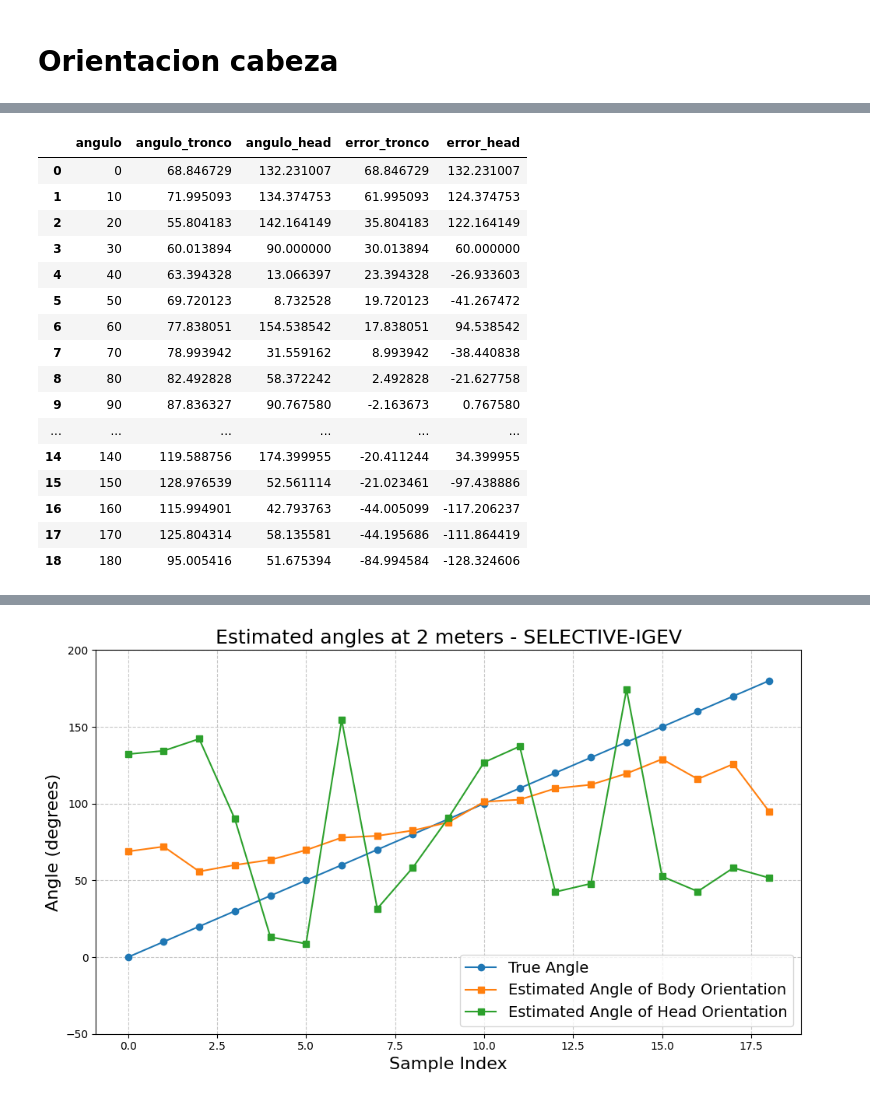
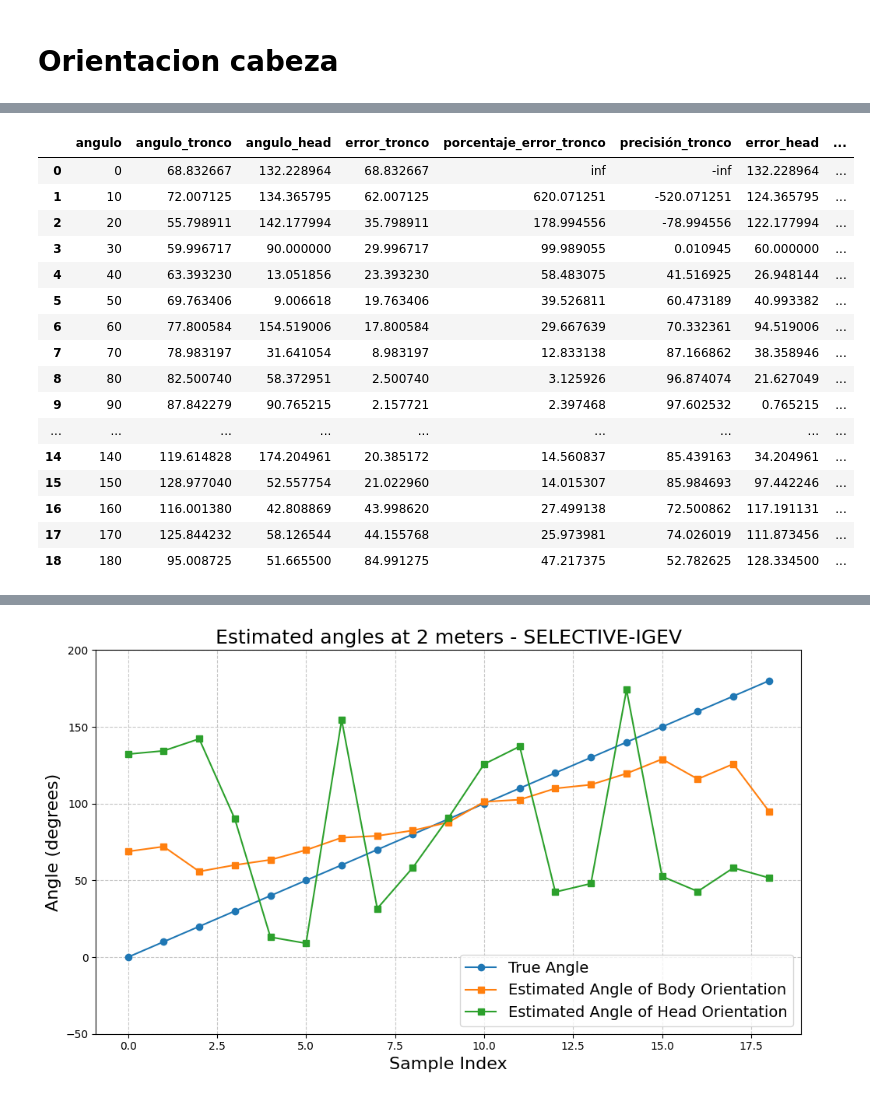
Before and after one commit to stevenaraujo98/integracion_pcl, a Jupyter notebook: get_res.ipynb, the cells around one changed output, grey strips where cells are left out. Saved outputs shown, nothing was run; the diff lists cells and outputs as text; code cells hidden in the pictures.

```diff
--- a/get_res.ipynb
+++ b/get_res.ipynb
@@ -845,22 +837,30 @@ df_orientaciones_cabeza_200
-# %%
-df_orientaciones_cabeza_200["error_tronco"] = df_orientaciones_cabeza_200["angulo_tronco"] - df_orientaciones_cabeza_200["angulo"].astype(int)
-df_orientaciones_cabeza_200["error_head"] = df_orientaciones_cabeza_200["angulo_head"] - df_orientaciones_cabeza_200["angulo"].astype(int)
-df_orientaciones_cabeza_200
-# %% [output]
-|  | angulo | angulo_tronco | angulo_head | error_tronco | error_head |
-| 0 | 0 | 68.846729 | 132.231007 | 68.846729 | 132.231007 |
-| 1 | 10 | 71.995093 | 134.374753 | 61.995093 | 124.374753 |
-| 2 | 20 | 55.804183 | 142.164149 | 35.804183 | 122.164149 |
-| 3 | 30 | 60.013894 | 90.000000 | 30.013894 | 60.000000 |
-| 4 | 40 | 63.394328 | 13.066397 | 23.394328 | -26.933603 |
-| 5 | 50 | 69.720123 | 8.732528 | 19.720123 | -41.267472 |
-| 6 | 60 | 77.838051 | 154.538542 | 17.838051 | 94.538542 |
-| 7 | 70 | 78.993942 | 31.559162 | 8.993942 | -38.440838 |
-| 8 | 80 | 82.492828 | 58.372242 | 2.492828 | -21.627758 |
-| 9 | 90 | 87.836327 | 90.767580 | -2.163673 | 0.767580 |
-| ... | ... | ... | ... | ... | ... |
-| 14 | 140 | 119.588756 | 174.399955 | -20.411244 | 34.399955 |
-| 15 | 150 | 128.976539 | 52.561114 | -21.023461 | -97.438886 |
-| 16 | 160 | 115.994901 | 42.793763 | -44.005099 | -117.206237 |
-| 17 | 170 | 125.804314 | 58.135581 | -44.195686 | -111.864419 |
-| 18 | 180 | 95.005416 | 51.675394 | -84.994584 | -128.324606 |
+# %%
+# erro_absoluto = valor_real−valor estimado
+df_orientaciones_cabeza_200["error_tronco"] = abs(df_orientaciones_cabeza_200["angulo"].astype(int) - df_orientaciones_cabeza_200["angulo_tronco"])
+# porcentaje_error = erro_absoluto / valor_real * 100
+df_orientaciones_cabeza_200["porcentaje_error_tronco"] = (df_orientaciones_cabeza_200["error_tronco"] * 100) / df_orientaciones_cabeza_200["angulo"].astype(int)
+df_orientaciones_cabeza_200["precisión_tronco"] = 100 - df_orientaciones_cabeza_200["porcentaje_error_tronco"]
+
+df_orientaciones_cabeza_200["error_head"] = abs(df_orientaciones_cabeza_200["angulo"].astype(int) - df_orientaciones_cabeza_200["angulo_head"])
+df_orientaciones_cabeza_200["porcentaje_error_head"] = (df_orientaciones_cabeza_200["error_head"] * 100) / df_orientaciones_cabeza_200["angulo"].astype(int)
+df_orientaciones_cabeza_200["precisión_head"] = 100 - df_orientaciones_cabeza_200["porcentaje_error_head"]
+
+df_orientaciones_cabeza_200
+# %% [output]
+|  | angulo | angulo_tronco | angulo_head | error_tronco | porcentaje_error_tronco | precisión_tronco | error_head | ... |
+| 0 | 0 | 68.832667 | 132.228964 | 68.832667 | inf | -inf | 132.228964 | ... |
+| 1 | 10 | 72.007125 | 134.365795 | 62.007125 | 620.071251 | -520.071251 | 124.365795 | ... |
+| 2 | 20 | 55.798911 | 142.177994 | 35.798911 | 178.994556 | -78.994556 | 122.177994 | ... |
+| 3 | 30 | 59.996717 | 90.000000 | 29.996717 | 99.989055 | 0.010945 | 60.000000 | ... |
+| 4 | 40 | 63.393230 | 13.051856 | 23.393230 | 58.483075 | 41.516925 | 26.948144 | ... |
+| 5 | 50 | 69.763406 | 9.006618 | 19.763406 | 39.526811 | 60.473189 | 40.993382 | ... |
+| 6 | 60 | 77.800584 | 154.519006 | 17.800584 | 29.667639 | 70.332361 | 94.519006 | ... |
+| 7 | 70 | 78.983197 | 31.641054 | 8.983197 | 12.833138 | 87.166862 | 38.358946 | ... |
+| 8 | 80 | 82.500740 | 58.372951 | 2.500740 | 3.125926 | 96.874074 | 21.627049 | ... |
+| 9 | 90 | 87.842279 | 90.765215 | 2.157721 | 2.397468 | 97.602532 | 0.765215 | ... |
+| ... | ... | ... | ... | ... | ... | ... | ... | ... |
+| 14 | 140 | 119.614828 | 174.204961 | 20.385172 | 14.560837 | 85.439163 | 34.204961 | ... |
+| 15 | 150 | 128.977040 | 52.557754 | 21.022960 | 14.015307 | 85.984693 | 97.442246 | ... |
+| 16 | 160 | 116.001380 | 42.808869 | 43.998620 | 27.499138 | 72.500862 | 117.191131 | ... |
+| 17 | 170 | 125.844232 | 58.126544 | 44.155768 | 25.973981 | 74.026019 | 111.873456 | ... |
+| 18 | 180 | 95.008725 | 51.665500 | 84.991275 | 47.217375 | 52.782625 | 128.334500 | ... |
```
Also changed, not shown: parts of 31 cells of this notebook, 16 other files.
